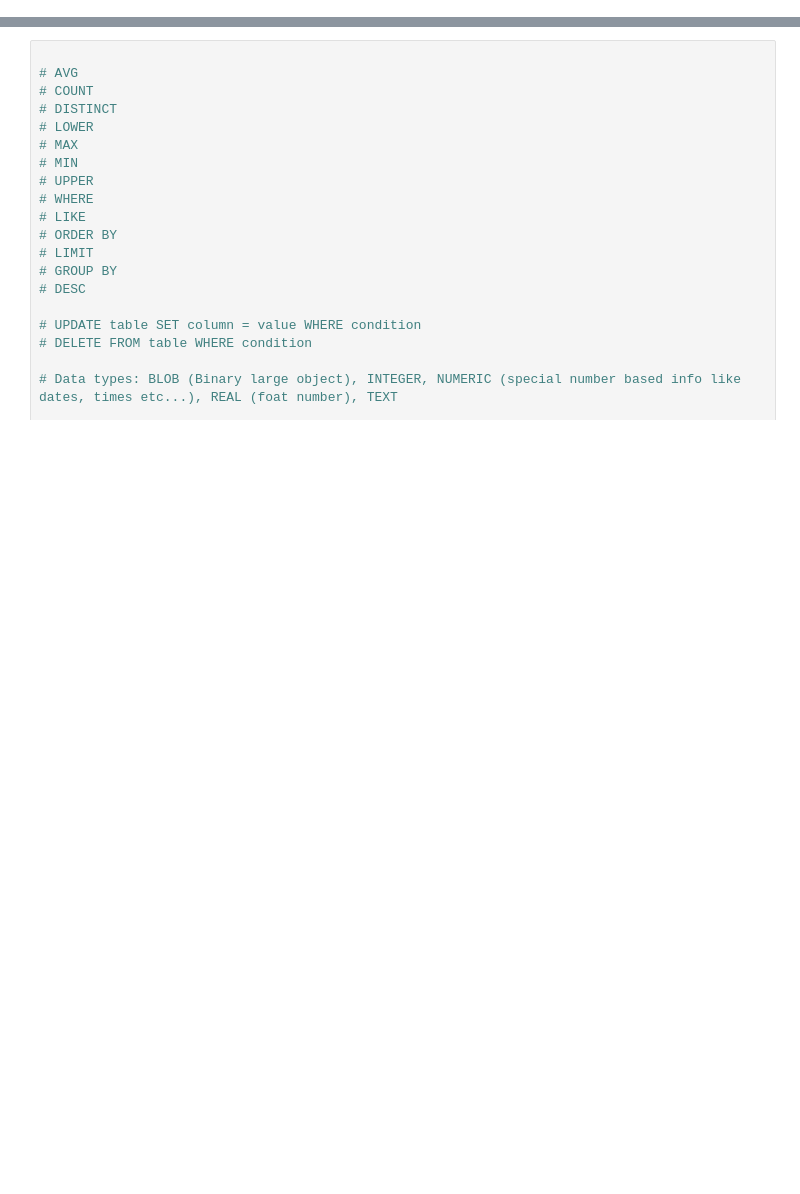
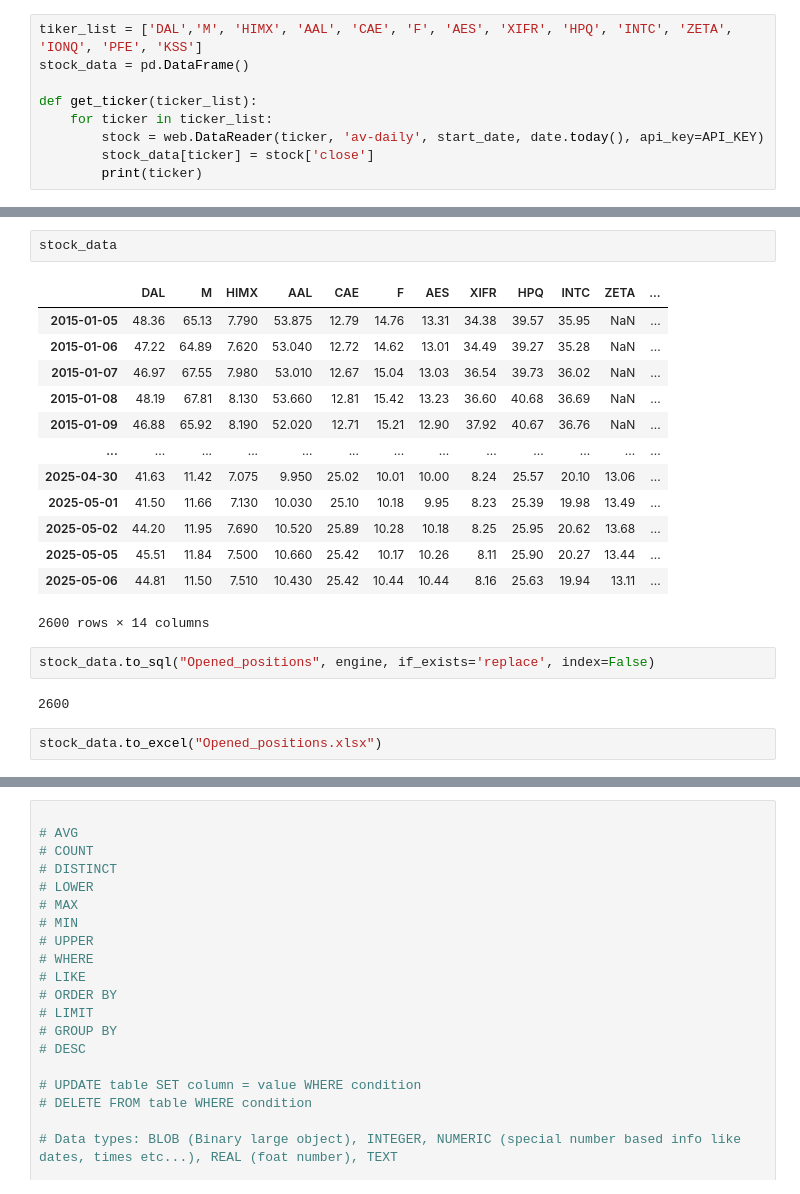
Before and after one commit to paul10116/Stock-Market, a Jupyter notebook: database.ipynb, the cells around one changed output, grey strips where cells are left out. Cells and saved outputs as stored; diff of their text form; blank space fills up the shorter version.

Commit message:
saved_opened_positions_data

```diff
--- a/database.ipynb
+++ b/database.ipynb
@@ -8,0 +65,9 @@ start_date = date.fromisoformat("2015-01-03")
+# %%
+tiker_list = ['DAL','M', 'HIMX', 'AAL', 'CAE', 'F', 'AES', 'XIFR', 'HPQ', 'INTC', 'ZETA', 'IONQ', 'PFE', 'KSS']
+stock_data = pd.DataFrame()
+
+def get_ticker(ticker_list):
+    for ticker in ticker_list:
+        stock = web.DataReader(ticker, 'av-daily', start_date, date.today(), api_key=API_KEY)
+        stock_data[ticker] = stock['close']
+        print(ticker)
@@ -9,3 +95,25 @@ start_date = date.fromisoformat("2015-01-03")
+# %%
+stock_data
+# %% [output]
+|  | DAL | M | HIMX | AAL | CAE | F | AES | XIFR | HPQ | INTC | ZETA | ... |
+| 2015-01-05 | 48.36 | 65.13 | 7.790 | 53.875 | 12.79 | 14.76 | 13.31 | 34.38 | 39.57 | 35.95 | NaN | ... |
+| 2015-01-06 | 47.22 | 64.89 | 7.620 | 53.040 | 12.72 | 14.62 | 13.01 | 34.49 | 39.27 | 35.28 | NaN | ... |
+| 2015-01-07 | 46.97 | 67.55 | 7.980 | 53.010 | 12.67 | 15.04 | 13.03 | 36.54 | 39.73 | 36.02 | NaN | ... |
+| 2015-01-08 | 48.19 | 67.81 | 8.130 | 53.660 | 12.81 | 15.42 | 13.23 | 36.60 | 40.68 | 36.69 | NaN | ... |
+| 2015-01-09 | 46.88 | 65.92 | 8.190 | 52.020 | 12.71 | 15.21 | 12.90 | 37.92 | 40.67 | 36.76 | NaN | ... |
+| ... | ... | ... | ... | ... | ... | ... | ... | ... | ... | ... | ... | ... |
+| 2025-04-30 | 41.63 | 11.42 | 7.075 | 9.950 | 25.02 | 10.01 | 10.00 | 8.24 | 25.57 | 20.10 | 13.06 | ... |
+| 2025-05-01 | 41.50 | 11.66 | 7.130 | 10.030 | 25.10 | 10.18 | 9.95 | 8.23 | 25.39 | 19.98 | 13.49 | ... |
+| 2025-05-02 | 44.20 | 11.95 | 7.690 | 10.520 | 25.89 | 10.28 | 10.18 | 8.25 | 25.95 | 20.62 | 13.68 | ... |
+| 2025-05-05 | 45.51 | 11.84 | 7.500 | 10.660 | 25.42 | 10.17 | 10.26 | 8.11 | 25.90 | 20.27 | 13.44 | ... |
+| 2025-05-06 | 44.81 | 11.50 | 7.510 | 10.430 | 25.42 | 10.44 | 10.44 | 8.16 | 25.63 | 19.94 | 13.11 | ... |
+2600 rows × 14 columns
+# %%
+stock_data.to_sql("Opened_positions", engine, if_exists='replace', index=False)
+# %% [output]
+2600
+# %%
+stock_data.to_excel("Opened_positions.xlsx")
 # %%
 ticker1 = yf.Tickers(over_2_B)
 stock_dataframe = ticker1.history(
```
Also changed, not shown: parts of 8 cells of this notebook, 7 other files.
